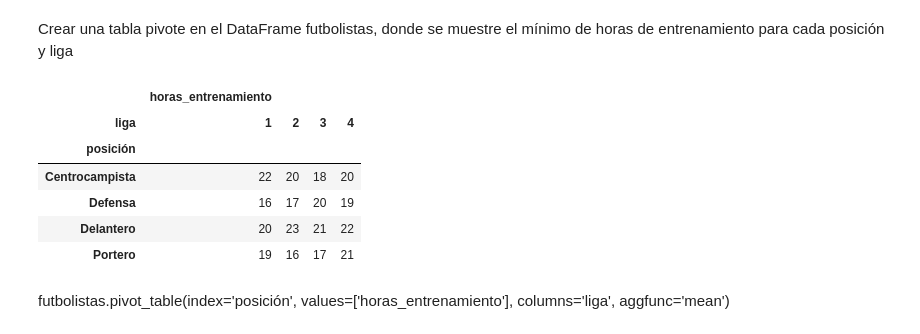
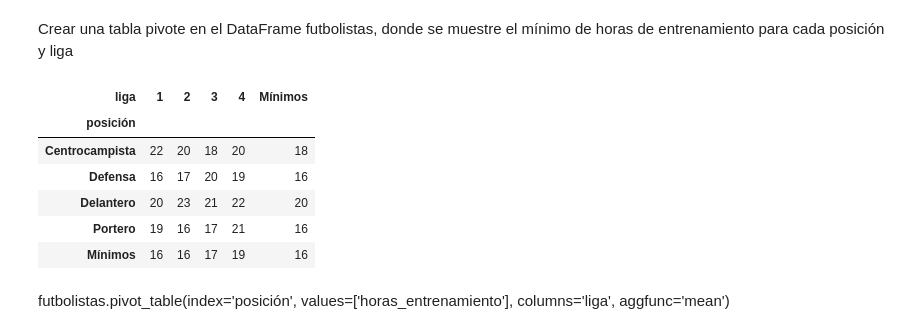
Before and after one commit to alexballera/python-lib, a Jupyter notebook: python/a2-capacitacion/Python- DataScience.ipynb, the cells around one changed output. Saved outputs shown, nothing was run; the diff lists cells and outputs as text; code cells hidden in the pictures.

```diff
--- a/python/a2-capacitacion/Python- DataScience.ipynb
+++ b/python/a2-capacitacion/Python- DataScience.ipynb
@@ -825,15 +827,22 @@ Name: horas_entrenamiento, dtype: float64
 # %% [markdown]
 Crear una tabla pivote en el DataFrame futbolistas, donde se muestre el mínimo de horas de entrenamiento para cada posición y liga
 # %%
-futbolistas.pivot_table(index='posición', values=['horas_entrenamiento'], columns='liga', aggfunc='min')
+fut = futbolistas.copy()
+# aggfunc: min, max, sum, mean, coun (recuento de elementos, ¿cuántas veces? no es igual a suma)
+# margins=True: muestra los marginales cols/rows y está atado a aggfunc, p.e min, max muestra el min, max de cada col/row; sum, count y mean muestra el total de cols/rows
+# margins_name: renombra la columna y línea del marginal, por defecto aparece All
+
+resultado = fut.pivot_table(index='posición', values=['horas_entrenamiento'], columns='liga', aggfunc='min', margins=True, margins_name='Mínimos')
+resultado = resultado['horas_entrenamiento']
+resultado
 # %% [output]
-|  | horas_entrenamiento |  |  |  |
-| liga | 1 | 2 | 3 | 4 |
-| posición |  |  |  |  |
-| Centrocampista | 22 | 20 | 18 | 20 |
-| Defensa | 16 | 17 | 20 | 19 |
-| Delantero | 20 | 23 | 21 | 22 |
-| Portero | 19 | 16 | 17 | 21 |
+| liga | 1 | 2 | 3 | 4 | Mínimos |
+| posición |  |  |  |  |  |
+| Centrocampista | 22 | 20 | 18 | 20 | 18 |
+| Defensa | 16 | 17 | 20 | 19 | 16 |
+| Delantero | 20 | 23 | 21 | 22 | 20 |
+| Portero | 19 | 16 | 17 | 21 | 16 |
+| Mínimos | 16 | 16 | 17 | 19 | 16 |
 # %% [markdown]
 futbolistas.pivot_table(index='posición', values=['horas_entrenamiento'], columns='liga', aggfunc='mean')
 # %% [markdown]
```
Also changed, not shown: parts of 2 cells of this notebook, 2 other files.
